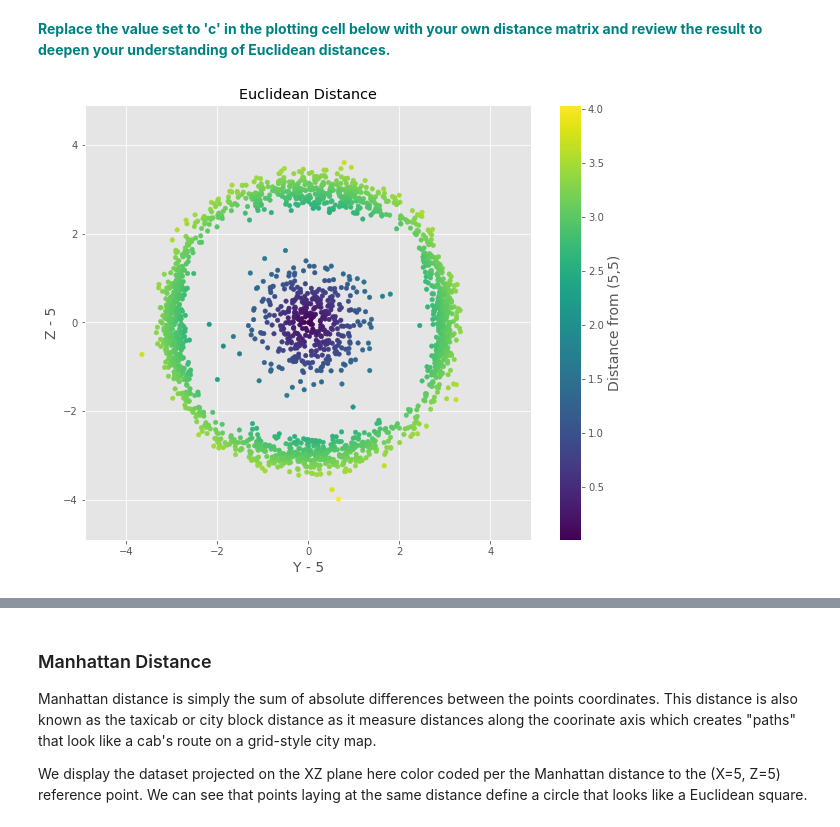
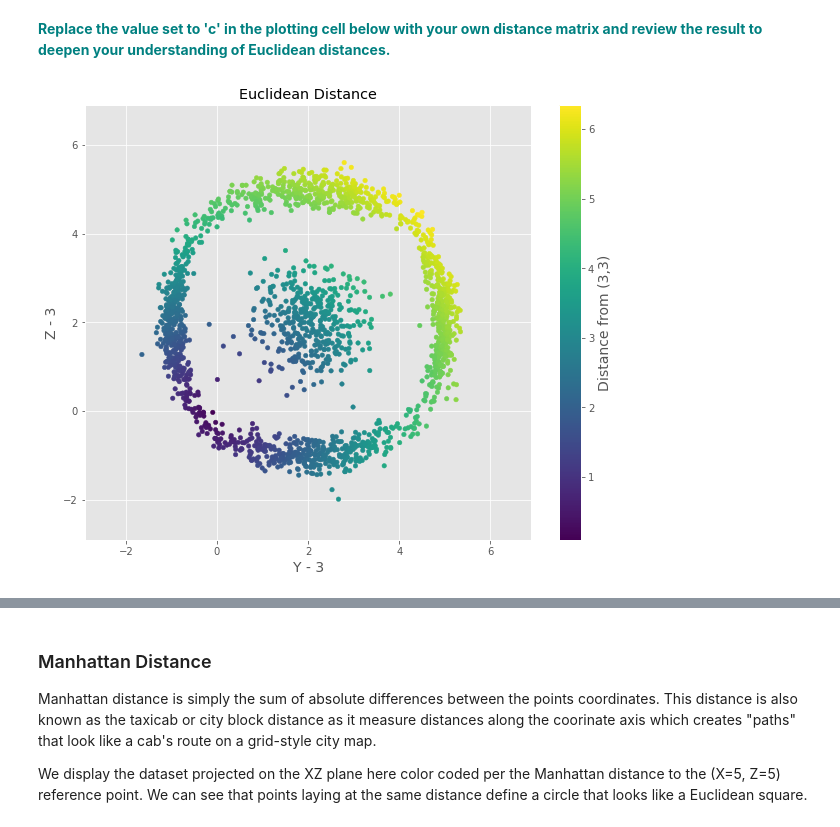
Before and after one commit to 4n0n4ugur/Springboard, a Jupyter notebook: Euclidean_and_Manhattan_Distances_Case_Study.ipynb, the cells around one changed output, grey strips where cells are left out. Saved outputs shown, nothing was run; the diff lists cells and outputs as text; code cells hidden in the pictures.

```diff
--- a/Euclidean_and_Manhattan_Distances_Case_Study.ipynb
+++ b/Euclidean_and_Manhattan_Distances_Case_Study.ipynb
@@ -38,17 +38,14 @@ distEuclid_33 = np.sqrt((df.Z - 3)**2 + (df.Y - 3)**2)
 # %% [markdown]
 **<font color='teal'>Replace the value set to 'c' in the plotting cell below with your own distance matrix and review the result to deepen your understanding of Euclidean distances. </font>**
 # %%
-figEuclid = plt.figure(figsize=[10,8])
-
-plt.scatter(df.Y - 5, df.Z-5, c=distEuclid, s=20)
-plt.ylim([-4.9,4.9])
-plt.xlim([-4.9,4.9])
-plt.xlabel('Y - 5', size=14)
-plt.ylabel('Z - 5', size=14)
+figEuclid_33 = plt.figure(figsize=[10, 8])
+plt.scatter(df.Y - 3, df.Z - 3, c=distEuclid_33, s=20)
+plt.ylim([-2.9, 6.9])
+plt.xlim([-2.9, 6.9])
+plt.xlabel('Y - 3', size=14)
+plt.ylabel('Z - 3', size=14)
 plt.title('Euclidean Distance')
 cb = plt.colorbar()
-cb.set_label('Distance from (5,5)', size=14)
-
-#figEuclid.savefig('plots/Euclidean.png')
+cb.set_label('Distance from (3,3)', size=14)
 # %% [output]
-[figure, old version]
+[figure, new version]
```
Also changed, not shown: parts of 4 cells of this notebook.
